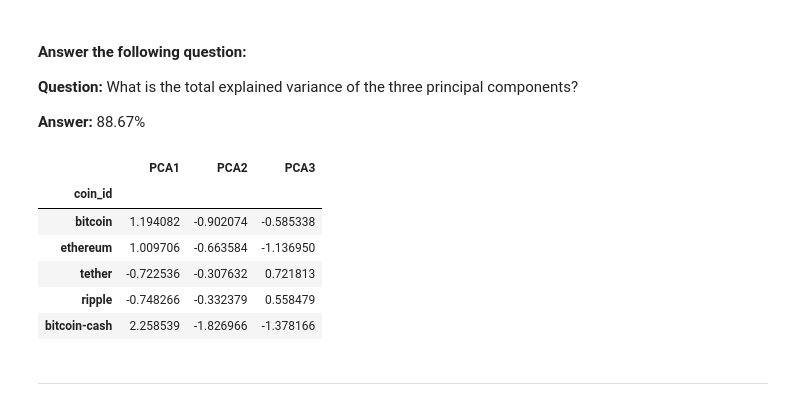
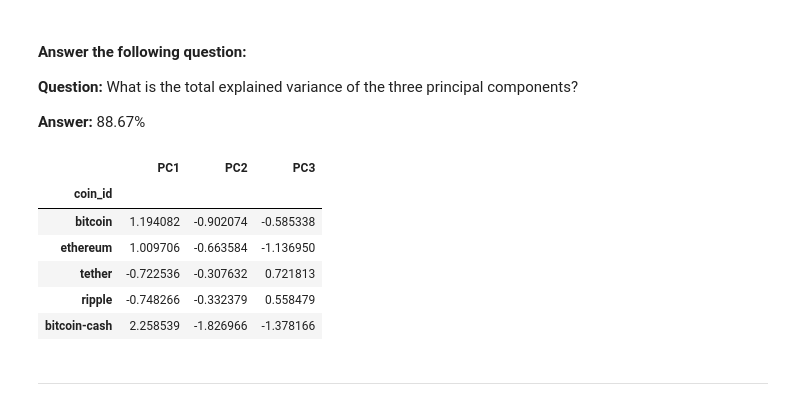
Before and after one commit to sophialiugg/CryptoClustering, a Jupyter notebook: Starter_Code/Crypto_Clustering_starter_code.ipynb, the cells around one changed output. Saved outputs shown, nothing was run; the diff lists cells and outputs as text; code cells hidden in the pictures.

```diff
--- a/Starter_Code/Crypto_Clustering_starter_code.ipynb
+++ b/Starter_Code/Crypto_Clustering_starter_code.ipynb
@@ -229,15 +229,15 @@ sum(pca.explained_variance_ratio_)
 **Answer:** 88.67%
 # %%
 # Create a new DataFrame with the PCA data.
-df_pca_data=pd.DataFrame(pca_data, columns=["PCA1", "PCA2", "PCA3"])
+df_pca_data=pd.DataFrame(pca_data, columns=["PC1", "PC2", "PC3"])
 # Copy the crypto names from the original data
 df_pca_data["coin_id"] = df_market_data.index
 # Set the coinid column as index
 df_pca_data = df_pca_data.set_index("coin_id")
 # Display sample data
 df_pca_data.head()
 # %% [output]
-|  | PCA1 | PCA2 | PCA3 |
+|  | PC1 | PC2 | PC3 |
 | coin_id |  |  |  |
 | bitcoin | 1.194082 | -0.902074 | -0.585338 |
 | ethereum | 1.009706 | -0.663584 | -1.136950 |
```
Also changed, not shown: parts of 3 cells of this notebook.
